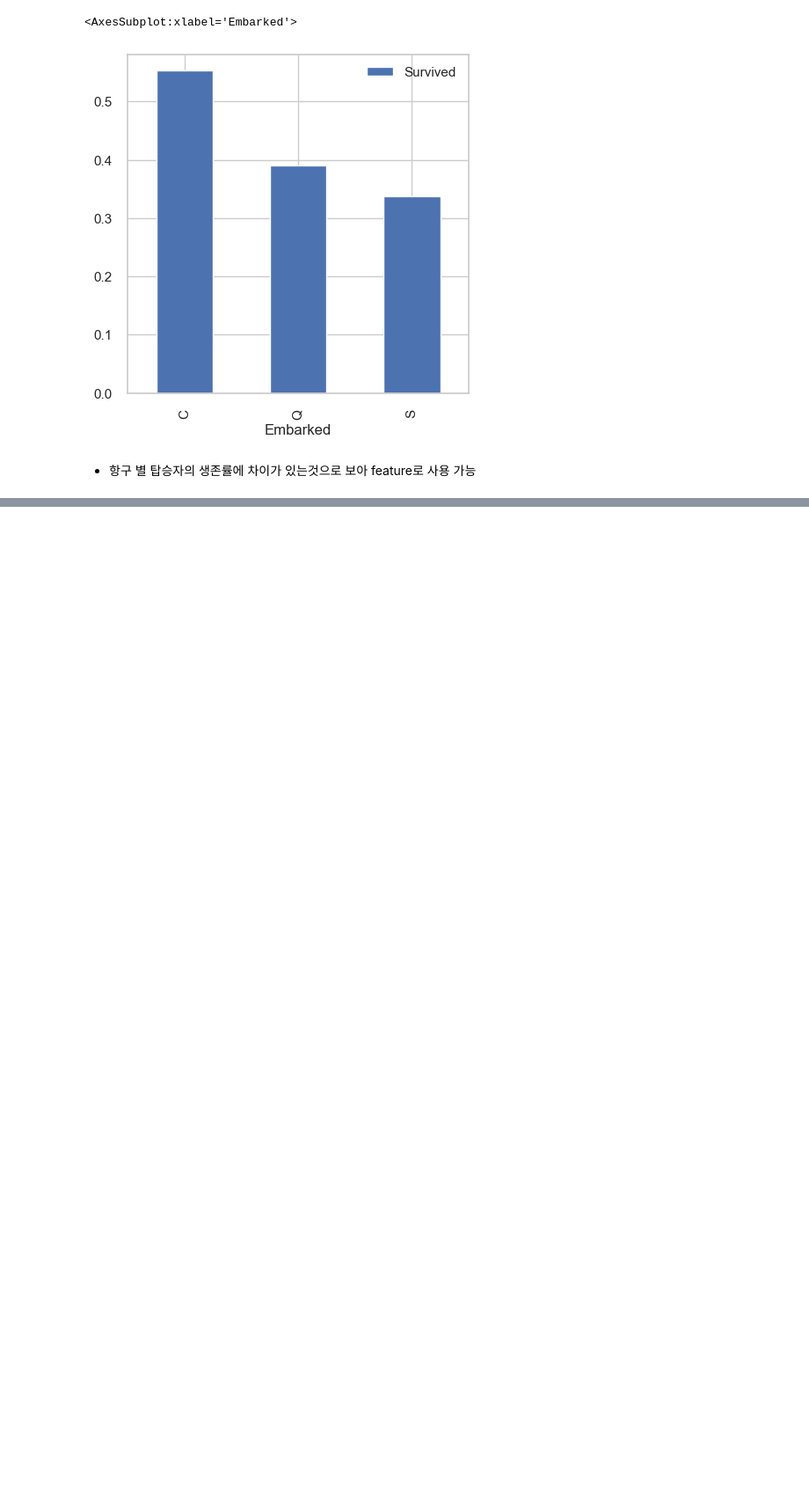
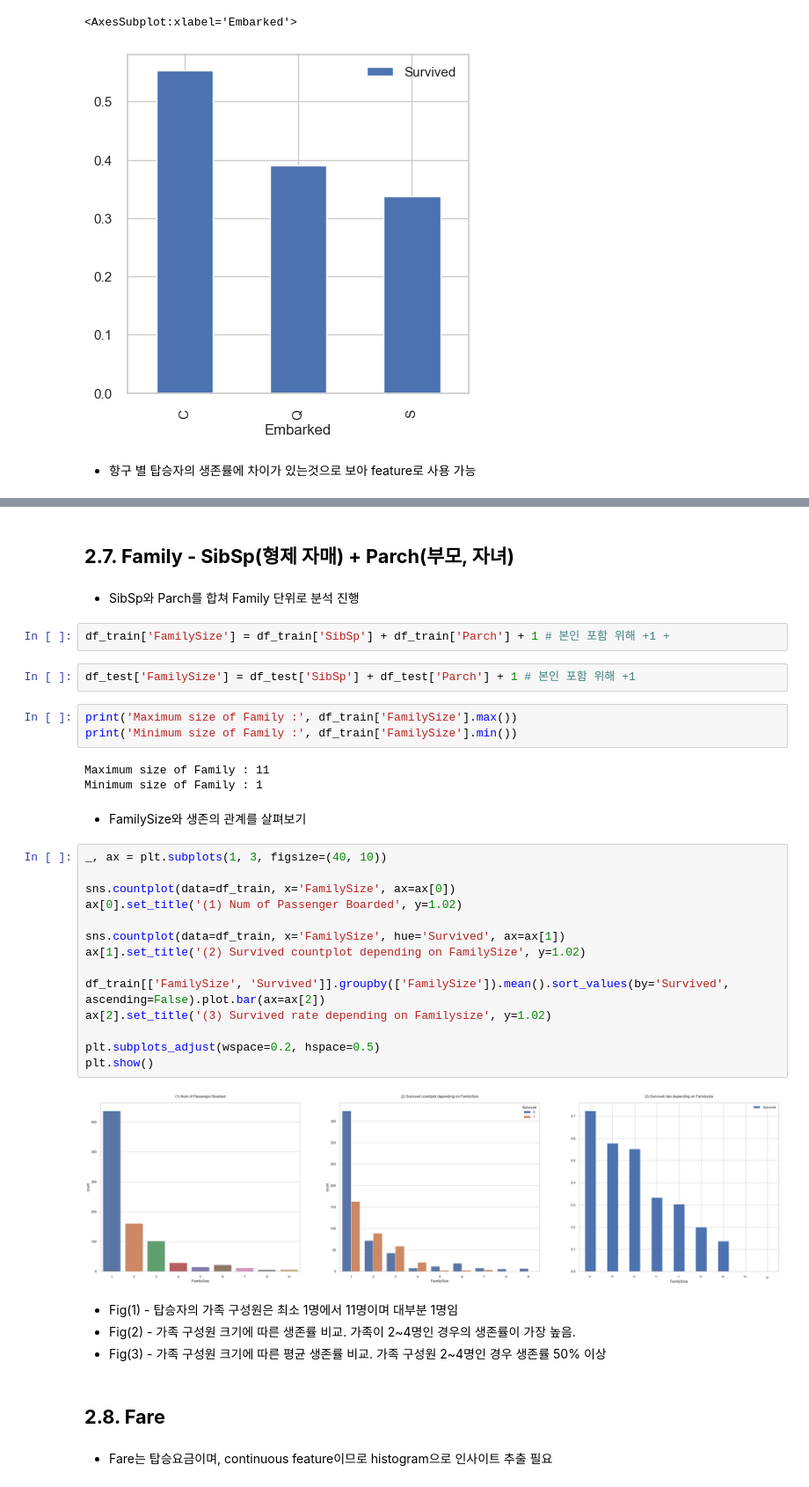
Before and after one commit to wonyeongdeok/kaggle_transcription, a Jupyter notebook: titanic.ipynb, the cells around one changed output, grey strips where cells are left out. Shown at 88% size. Drawn from its saved outputs; the diff is of its cells as text; blank space fills up the shorter version.

Commit message:
working on fare feature

```diff
--- a/titanic.ipynb
+++ b/titanic.ipynb
@@ -424,0 +449,40 @@ df_train[['Embarked', 'Survived']].groupby(['Embarked']).mean().sort_values(by='
+# %% [markdown]
+## **2.7. Family - SibSp(형제 자매) + Parch(부모, 자녀)**
+# %% [markdown]
+- SibSp와 Parch를 합쳐 Family 단위로 분석 진행
+# %%
+df_train['FamilySize'] = df_train['SibSp'] + df_train['Parch'] + 1 # 본인 포함 위해 +1 +
+# %%
+df_test['FamilySize'] = df_test['SibSp'] + df_test['Parch'] + 1 # 본인 포함 위해 +1
+# %%
+print('Maximum size of Family :', df_train['FamilySize'].max())
+print('Minimum size of Family :', df_train['FamilySize'].min())
+# %% [output]
+Maximum size of Family : 11
+Minimum size of Family : 1
+# %% [markdown]
+- FamilySize와 생존의 관계를 살펴보기
+# %%
+_, ax = plt.subplots(1, 3, figsize=(40, 10))
+
+sns.countplot(data=df_train, x='FamilySize', ax=ax[0])
+ax[0].set_title('(1) Num of Passenger Boarded', y=1.02)
+
+sns.countplot(data=df_train, x='FamilySize', hue='Survived', ax=ax[1])
+ax[1].set_title('(2) Survived countplot depending on FamilySize', y=1.02)
+
+df_train[['FamilySize', 'Survived']].groupby(['FamilySize']).mean().sort_values(by='Survived', ascending=False).plot.bar(ax=ax[2])
+ax[2].set_title('(3) Survived rate depending on Familysize', y=1.02)
+
+plt.subplots_adjust(wspace=0.2, hspace=0.5)
+plt.show()
+# %% [output]
+[figure, added]
+# %% [markdown]
+- Fig(1) - 탑승자의 가족 구성원은 최소 1명에서 11명이며 대부분 1명임
+- Fig(2) - 가족 구성원 크기에 따른 생존률 비교. 가족이 2~4명인 경우의 생존률이 가장 높음.
+- Fig(3) - 가족 구성원 크기에 따른 평균 생존률 비교. 가족 구성원 2~4명인 경우 생존률 50% 이상
+# %% [markdown]
+## **2.8. Fare**
+# %% [markdown]
+- Fare는 탑승요금이며, continuous feature이므로 histogram으로 인사이트 추출 필요
```
Also changed, not shown: parts of 2 cells of this notebook.
